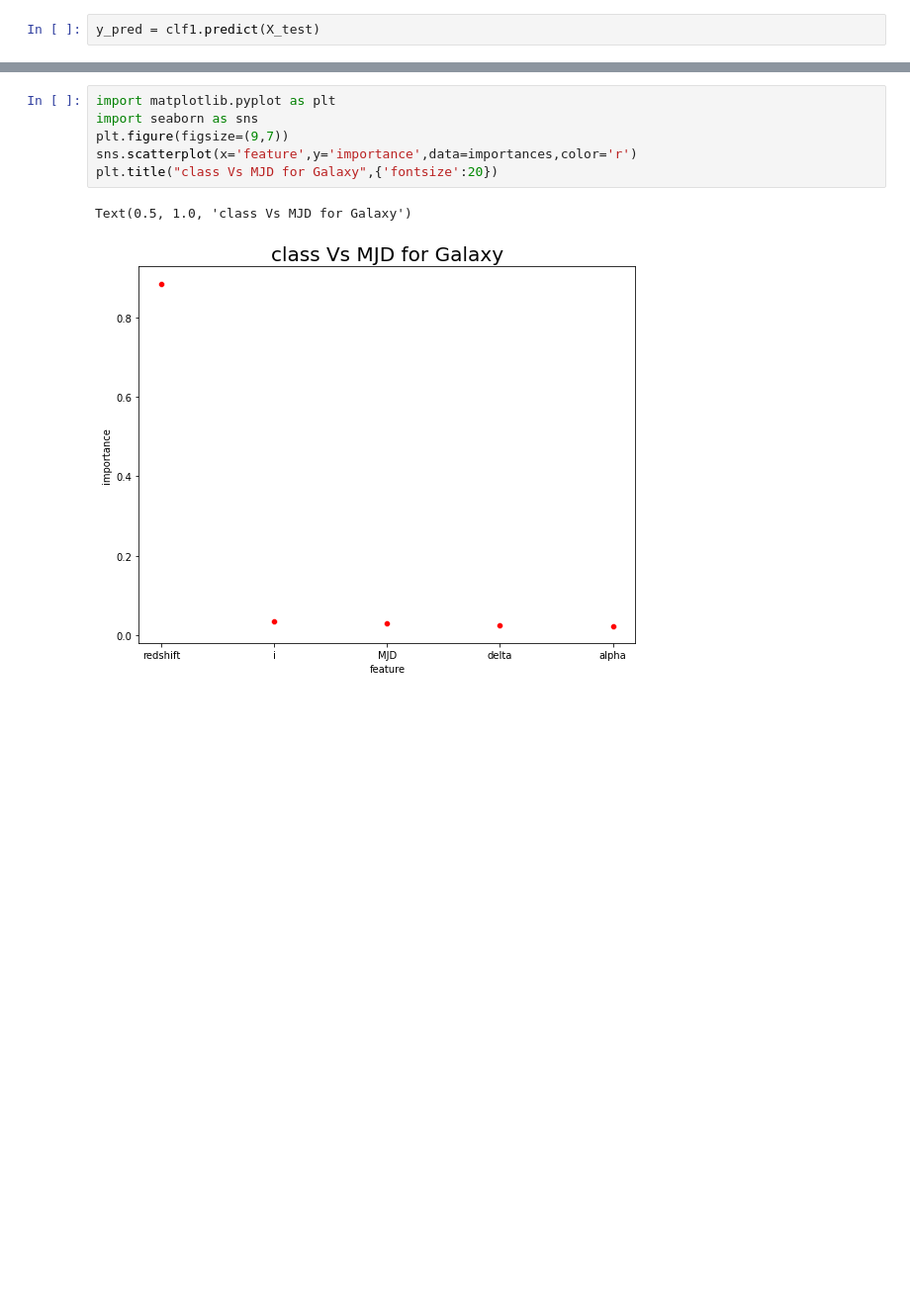
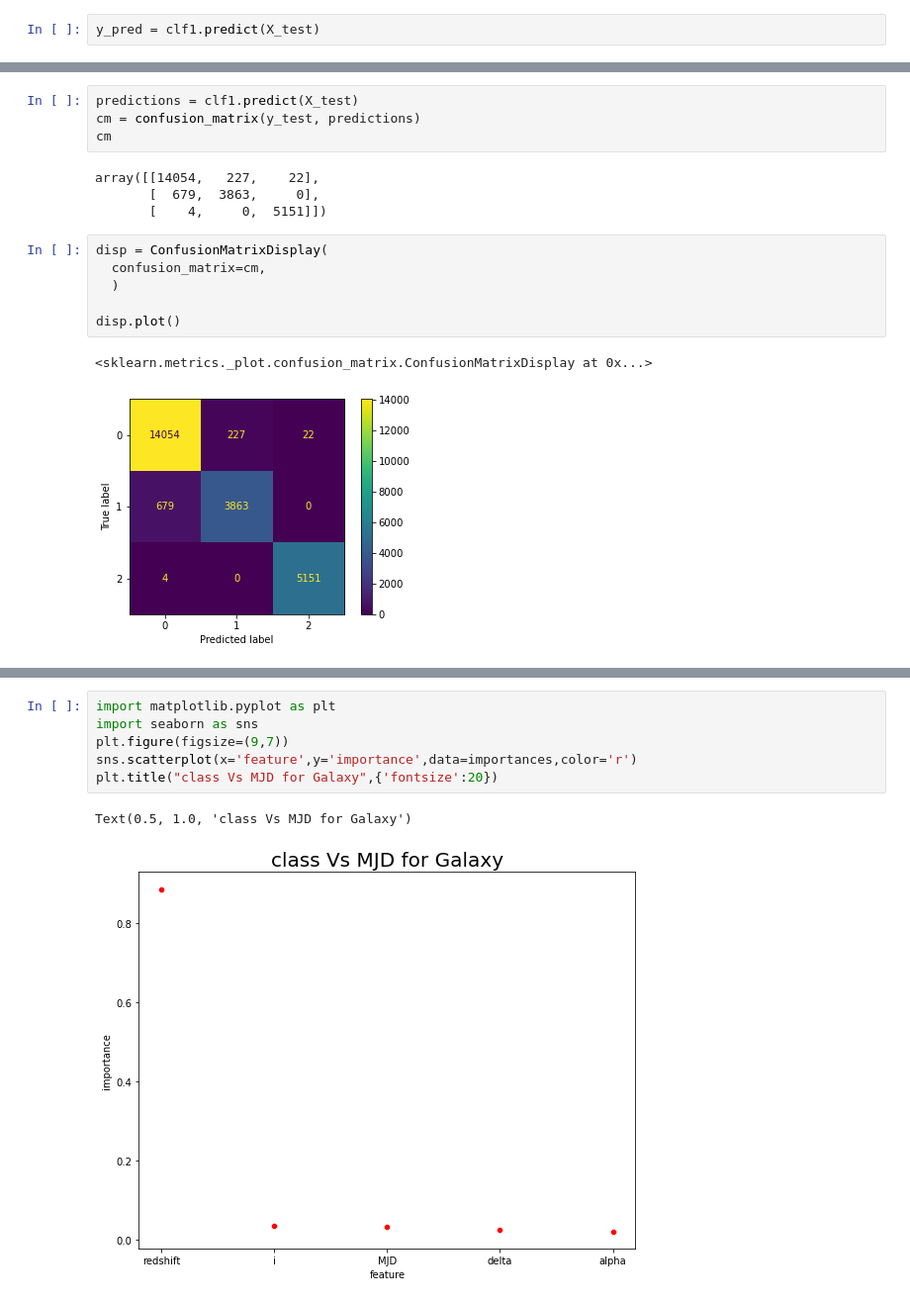
Before and after one commit to MuneraAlRajhi/StellarDatasetML, a Jupyter notebook: Stellar_ML_Decision_Tree.ipynb, the cells around one changed output, grey strips where cells are left out. Shown: that part at 99% size. Drawn from its saved outputs; the diff is of its cells as text; blank space fills up the shorter version.

```diff
--- a/Stellar_ML_Decision_Tree.ipynb
+++ b/Stellar_ML_Decision_Tree.ipynb
@@ -168,3 +199,20 @@ y_pred = clf1.predict(X_test)
+# %%
+predictions = clf1.predict(X_test)
+cm = confusion_matrix(y_test, predictions)
+cm
+# %% [output]
+array([[14054,   227,    22],
+       [  679,  3863,     0],
+       [    4,     0,  5151]])
+# %%
+disp = ConfusionMatrixDisplay(
+  confusion_matrix=cm,
+  )
+
+disp.plot()
+# %% [output]
+<sklearn.metrics._plot.confusion_matrix.ConfusionMatrixDisplay at 0x...>
+[figure, added]
 # %%
 print("Accuracy:",metrics.accuracy_score(y_test, y_pred))
 # %% [output]
```
Also changed, not shown: parts of 20 cells of this notebook, 2 other files.
